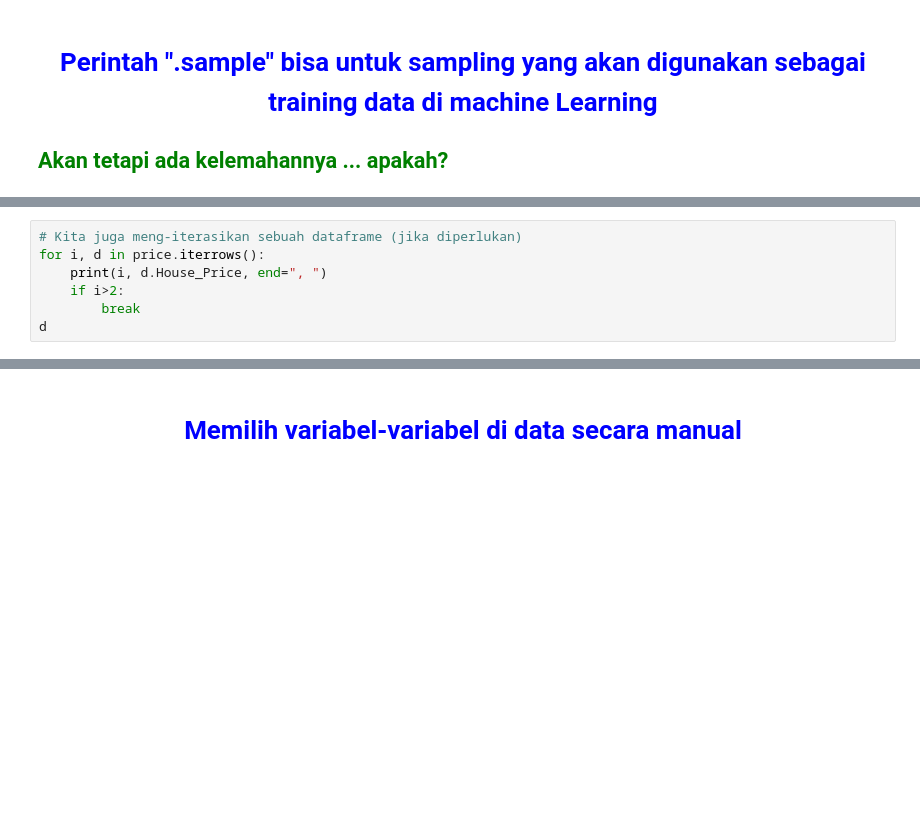
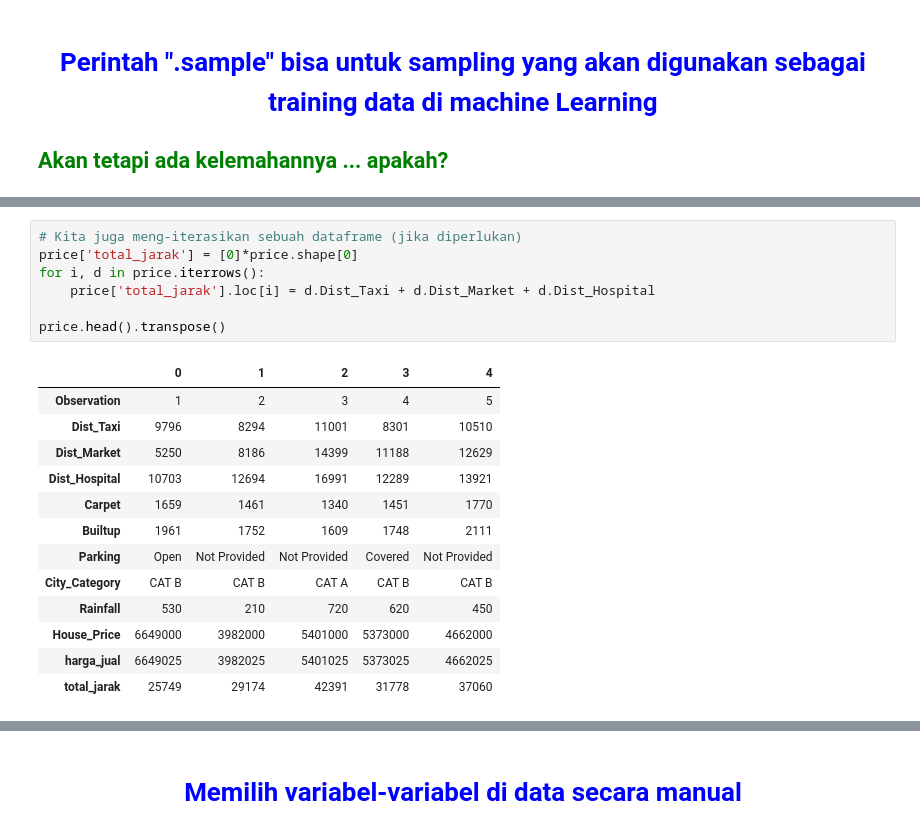
Before and after one commit to sakerajunior/ptpjb, a Jupyter notebook: 03 - Exploratory Data Analysis ~ Preprocessing.ipynb, the cells around one changed output, grey strips where cells are left out. Saved outputs shown, nothing was run; the diff lists cells and outputs as text; blank space fills up the shorter version.

```diff
--- a/03 - Exploratory Data Analysis ~ Preprocessing.ipynb
+++ b/03 - Exploratory Data Analysis ~ Preprocessing.ipynb
@@ -262,11 +389,25 @@ df_test.head()
 * https://www.dataindependent.com/pandas/pandas-iterate-over-rows/
 # %%
 # Kita juga meng-iterasikan sebuah dataframe (jika diperlukan)
+price['total_jarak'] = [0]*price.shape[0]
 for i, d in price.iterrows():
-    print(i, d.House_Price, end=", ")
-    if i>2:
-        break
-d
+    price['total_jarak'].loc[i] = d.Dist_Taxi + d.Dist_Market + d.Dist_Hospital
+
+price.head().transpose()
+# %% [output]
+|  | 0 | 1 | 2 | 3 | 4 |
+| Observation | 1 | 2 | 3 | 4 | 5 |
+| Dist_Taxi | 9796 | 8294 | 11001 | 8301 | 10510 |
+| Dist_Market | 5250 | 8186 | 14399 | 11188 | 12629 |
+| Dist_Hospital | 10703 | 12694 | 16991 | 12289 | 13921 |
+| Carpet | 1659 | 1461 | 1340 | 1451 | 1770 |
+| Builtup | 1961 | 1752 | 1609 | 1748 | 2111 |
+| Parking | Open | Not Provided | Not Provided | Covered | Not Provided |
+| City_Category | CAT B | CAT B | CAT A | CAT B | CAT B |
+| Rainfall | 530 | 210 | 720 | 620 | 450 |
+| House_Price | 6649000 | 3982000 | 5401000 | 5373000 | 4662000 |
+| harga_jual | 6649025 | 3982025 | 5401025 | 5373025 | 4662025 |
+| total_jarak | 25749 | 29174 | 42391 | 31778 | 37060 |
 # %%
 # Apply menggunakan "cython" sehingga lebih cepat
 price['harga_jual'] = price['House_Price'].apply(lambda x: x + 250000)
```
Also changed, not shown: parts of 56 cells of this notebook, 16 other files.
